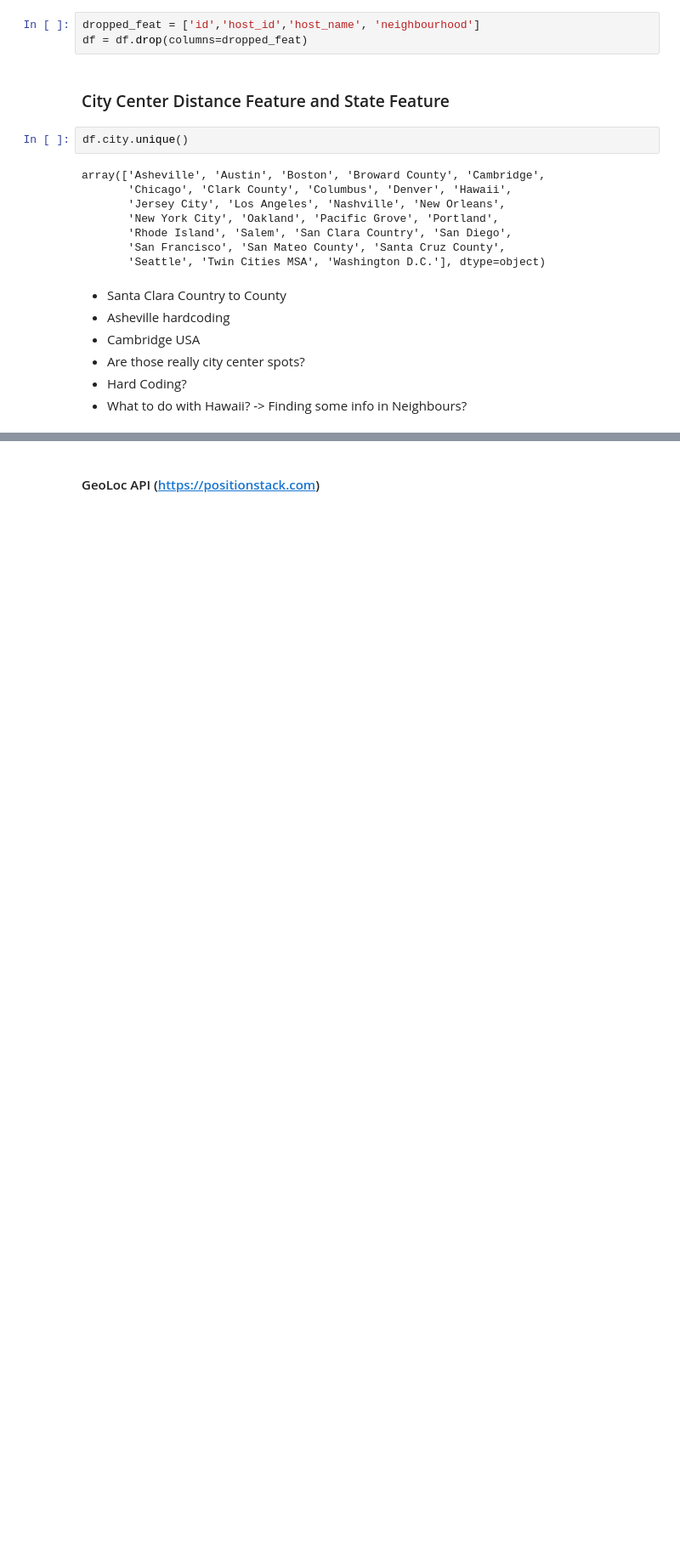
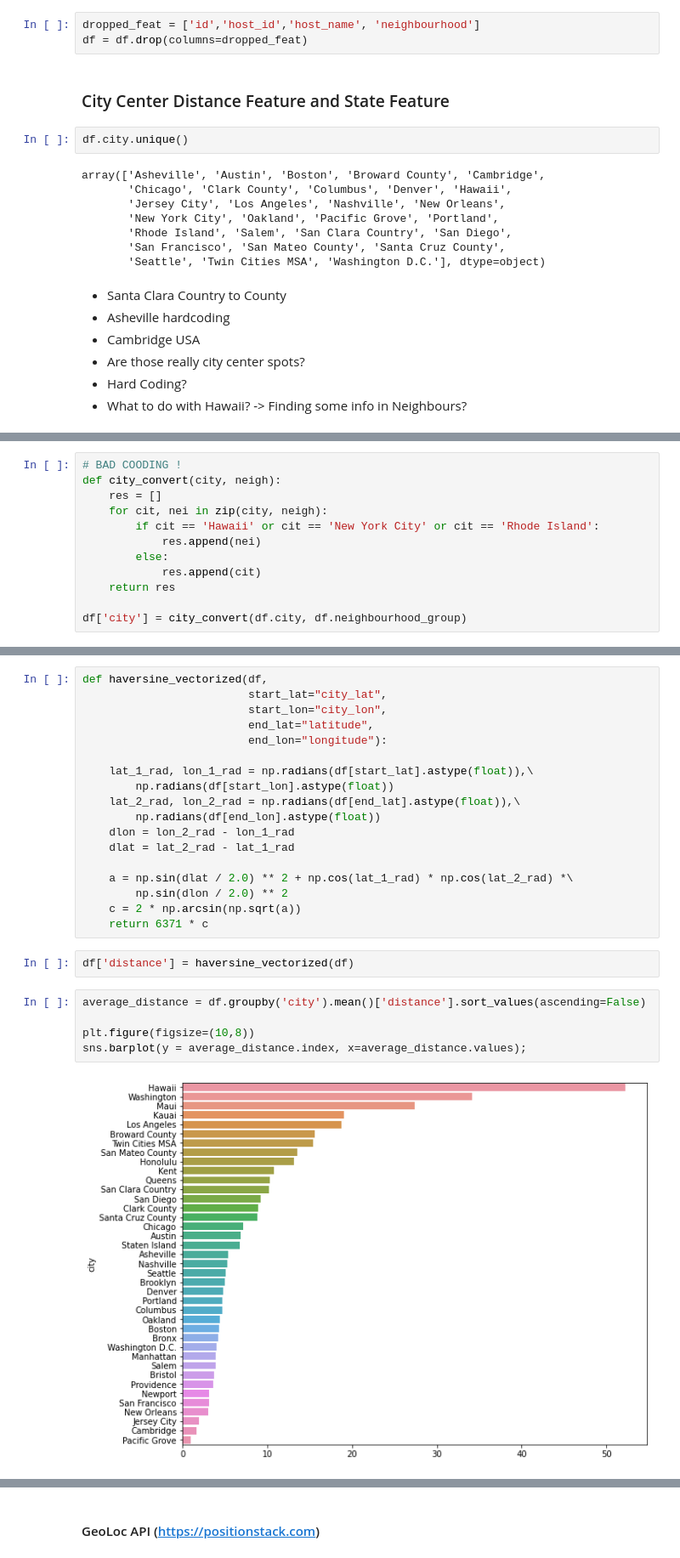
Before and after one commit to TheWangAndOnly/AirBnB, a Jupyter notebook: Biagio.ipynb, the cells around one changed output, grey strips where cells are left out. Shown at 85% size. Cells and saved outputs as stored; diff of their text form; blank space fills up the shorter version.

Commit message:
Distance do not have effect...

```diff
--- a/Biagio.ipynb
+++ b/Biagio.ipynb
@@ -520,0 +546,12 @@ SyntaxError: invalid syntax (<ipython-input-38-dea76191718c>, line 5)
+# %%
+# BAD COODING !
+def city_convert(city, neigh):
+    res = []
+    for cit, nei in zip(city, neigh):
+        if cit == 'Hawaii' or cit == 'New York City' or cit == 'Rhode Island':
+            res.append(nei)
+        else:
+            res.append(cit)
+    return res
+
+df['city'] = city_convert(df.city, df.neighbourhood_group)
@@ -520,0 +593,27 @@ SyntaxError: invalid syntax (<ipython-input-38-dea76191718c>, line 5)
+# %%
+def haversine_vectorized(df,
+                         start_lat="city_lat",
+                         start_lon="city_lon",
+                         end_lat="latitude",
+                         end_lon="longitude"):
+
+    lat_1_rad, lon_1_rad = np.radians(df[start_lat].astype(float)),\
+        np.radians(df[start_lon].astype(float))
+    lat_2_rad, lon_2_rad = np.radians(df[end_lat].astype(float)),\
+        np.radians(df[end_lon].astype(float))
+    dlon = lon_2_rad - lon_1_rad
+    dlat = lat_2_rad - lat_1_rad
+
+    a = np.sin(dlat / 2.0) ** 2 + np.cos(lat_1_rad) * np.cos(lat_2_rad) *\
+        np.sin(dlon / 2.0) ** 2
+    c = 2 * np.arcsin(np.sqrt(a))
+    return 6371 * c
+# %%
+df['distance'] = haversine_vectorized(df)
+# %%
+average_distance = df.groupby('city').mean()['distance'].sort_values(ascending=False)
+
+plt.figure(figsize=(10,8))
+sns.barplot(y = average_distance.index, x=average_distance.values);
+# %% [output]
+[figure, added]
```
Also changed, not shown: parts of 39 cells of this notebook.
